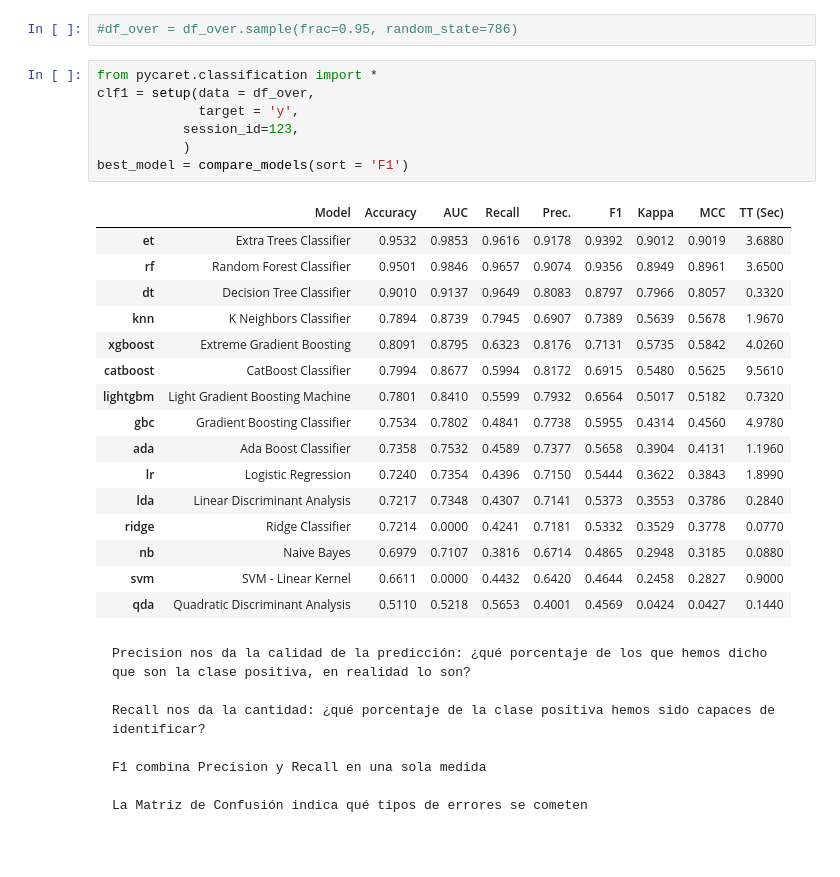
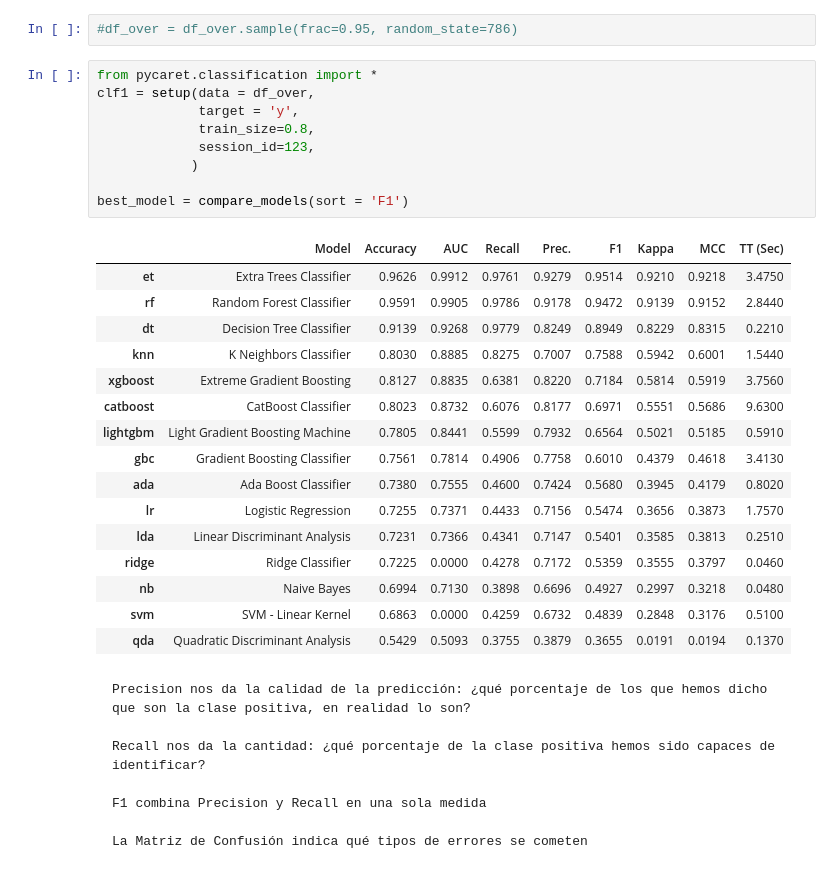
Before and after one commit to leobrandoon/marketing_datascience_binario, a Jupyter notebook: problema_mtk_lego_mejorado.ipynb, the cells around one changed output. Cells and saved outputs as stored; diff of their text form.

```diff
--- a/problema_mtk_lego_mejorado.ipynb
+++ b/problema_mtk_lego_mejorado.ipynb
@@ -591,27 +591,29 @@ El término tolerancia es  1VIF  por lo que los límites recomendables están en
 # %%
 from pycaret.classification import *
 clf1 = setup(data = df_over,
              target = 'y',
-           session_id=123,
-           )
+             train_size=0.8,
+             session_id=123,
+            )
+
 best_model = compare_models(sort = 'F1')
 # %% [output]
 |  | Model | Accuracy | AUC | Recall | Prec. | F1 | Kappa | MCC | TT (Sec) |
-| et | Extra Trees Classifier | 0.9532 | 0.9853 | 0.9616 | 0.9178 | 0.9392 | 0.9012 | 0.9019 | 3.6880 |
-| rf | Random Forest Classifier | 0.9501 | 0.9846 | 0.9657 | 0.9074 | 0.9356 | 0.8949 | 0.8961 | 3.6500 |
-| dt | Decision Tree Classifier | 0.9010 | 0.9137 | 0.9649 | 0.8083 | 0.8797 | 0.7966 | 0.8057 | 0.3320 |
-| knn | K Neighbors Classifier | 0.7894 | 0.8739 | 0.7945 | 0.6907 | 0.7389 | 0.5639 | 0.5678 | 1.9670 |
-| xgboost | Extreme Gradient Boosting | 0.8091 | 0.8795 | 0.6323 | 0.8176 | 0.7131 | 0.5735 | 0.5842 | 4.0260 |
-| catboost | CatBoost Classifier | 0.7994 | 0.8677 | 0.5994 | 0.8172 | 0.6915 | 0.5480 | 0.5625 | 9.5610 |
-| lightgbm | Light Gradient Boosting Machine | 0.7801 | 0.8410 | 0.5599 | 0.7932 | 0.6564 | 0.5017 | 0.5182 | 0.7320 |
-| gbc | Gradient Boosting Classifier | 0.7534 | 0.7802 | 0.4841 | 0.7738 | 0.5955 | 0.4314 | 0.4560 | 4.9780 |
-| ada | Ada Boost Classifier | 0.7358 | 0.7532 | 0.4589 | 0.7377 | 0.5658 | 0.3904 | 0.4131 | 1.1960 |
-| lr | Logistic Regression | 0.7240 | 0.7354 | 0.4396 | 0.7150 | 0.5444 | 0.3622 | 0.3843 | 1.8990 |
-| lda | Linear Discriminant Analysis | 0.7217 | 0.7348 | 0.4307 | 0.7141 | 0.5373 | 0.3553 | 0.3786 | 0.2840 |
-| ridge | Ridge Classifier | 0.7214 | 0.0000 | 0.4241 | 0.7181 | 0.5332 | 0.3529 | 0.3778 | 0.0770 |
-| nb | Naive Bayes | 0.6979 | 0.7107 | 0.3816 | 0.6714 | 0.4865 | 0.2948 | 0.3185 | 0.0880 |
-| svm | SVM - Linear Kernel | 0.6611 | 0.0000 | 0.4432 | 0.6420 | 0.4644 | 0.2458 | 0.2827 | 0.9000 |
-| qda | Quadratic Discriminant Analysis | 0.5110 | 0.5218 | 0.5653 | 0.4001 | 0.4569 | 0.0424 | 0.0427 | 0.1440 |
+| et | Extra Trees Classifier | 0.9626 | 0.9912 | 0.9761 | 0.9279 | 0.9514 | 0.9210 | 0.9218 | 3.4750 |
+| rf | Random Forest Classifier | 0.9591 | 0.9905 | 0.9786 | 0.9178 | 0.9472 | 0.9139 | 0.9152 | 2.8440 |
+| dt | Decision Tree Classifier | 0.9139 | 0.9268 | 0.9779 | 0.8249 | 0.8949 | 0.8229 | 0.8315 | 0.2210 |
+| knn | K Neighbors Classifier | 0.8030 | 0.8885 | 0.8275 | 0.7007 | 0.7588 | 0.5942 | 0.6001 | 1.5440 |
+| xgboost | Extreme Gradient Boosting | 0.8127 | 0.8835 | 0.6381 | 0.8220 | 0.7184 | 0.5814 | 0.5919 | 3.7560 |
+| catboost | CatBoost Classifier | 0.8023 | 0.8732 | 0.6076 | 0.8177 | 0.6971 | 0.5551 | 0.5686 | 9.6300 |
+| lightgbm | Light Gradient Boosting Machine | 0.7805 | 0.8441 | 0.5599 | 0.7932 | 0.6564 | 0.5021 | 0.5185 | 0.5910 |
+| gbc | Gradient Boosting Classifier | 0.7561 | 0.7814 | 0.4906 | 0.7758 | 0.6010 | 0.4379 | 0.4618 | 3.4130 |
+| ada | Ada Boost Classifier | 0.7380 | 0.7555 | 0.4600 | 0.7424 | 0.5680 | 0.3945 | 0.4179 | 0.8020 |
+| lr | Logistic Regression | 0.7255 | 0.7371 | 0.4433 | 0.7156 | 0.5474 | 0.3656 | 0.3873 | 1.7570 |
+| lda | Linear Discriminant Analysis | 0.7231 | 0.7366 | 0.4341 | 0.7147 | 0.5401 | 0.3585 | 0.3813 | 0.2510 |
+| ridge | Ridge Classifier | 0.7225 | 0.0000 | 0.4278 | 0.7172 | 0.5359 | 0.3555 | 0.3797 | 0.0460 |
+| nb | Naive Bayes | 0.6994 | 0.7130 | 0.3898 | 0.6696 | 0.4927 | 0.2997 | 0.3218 | 0.0480 |
+| svm | SVM - Linear Kernel | 0.6863 | 0.0000 | 0.4259 | 0.6732 | 0.4839 | 0.2848 | 0.3176 | 0.5100 |
+| qda | Quadratic Discriminant Analysis | 0.5429 | 0.5093 | 0.3755 | 0.3879 | 0.3655 | 0.0191 | 0.0194 | 0.1370 |
 # %% [markdown]
     Precision nos da la calidad de la predicción: ¿qué porcentaje de los que hemos dicho que son la clase positiva, en realidad lo son?
 
```
Also changed, not shown: parts of 14 cells of this notebook.
